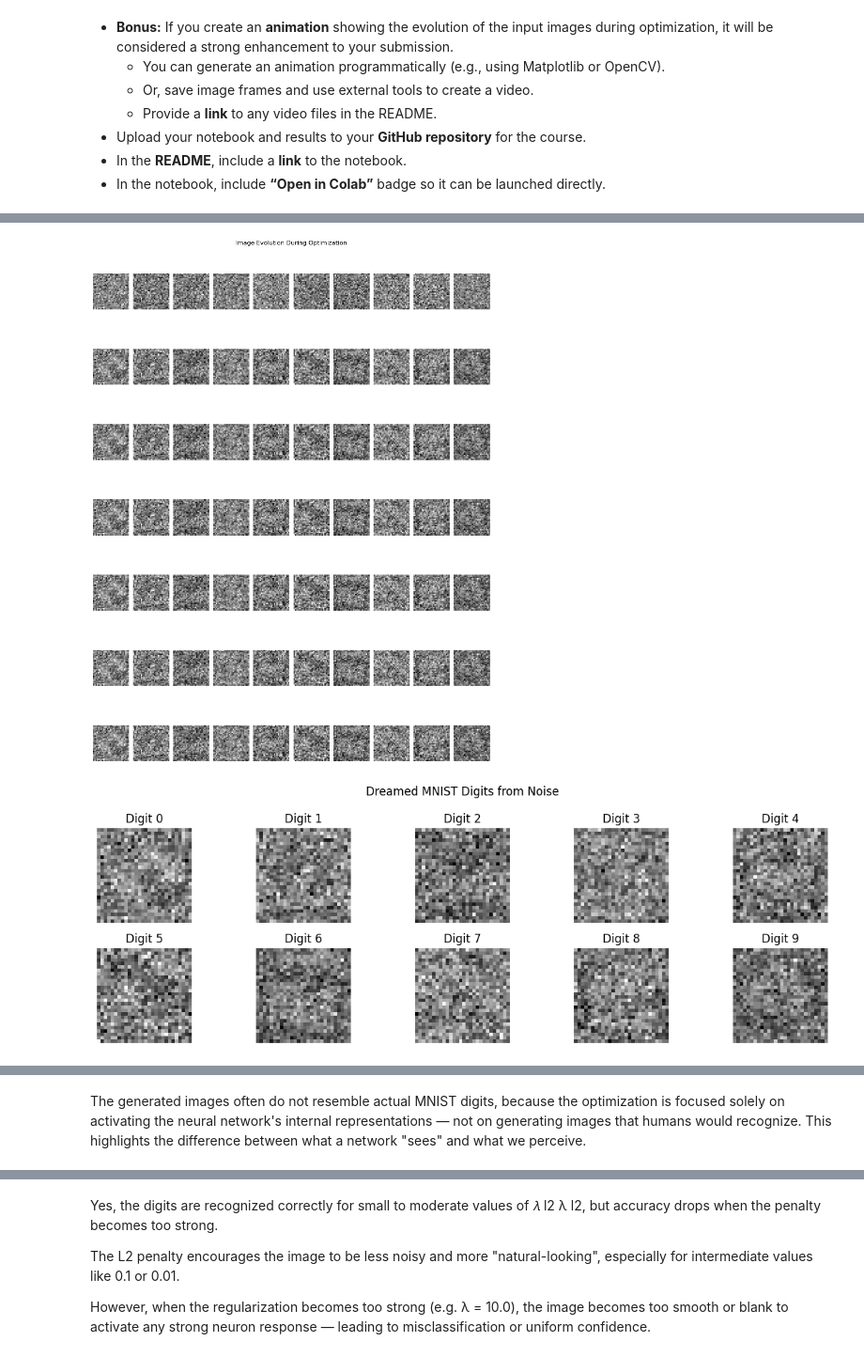
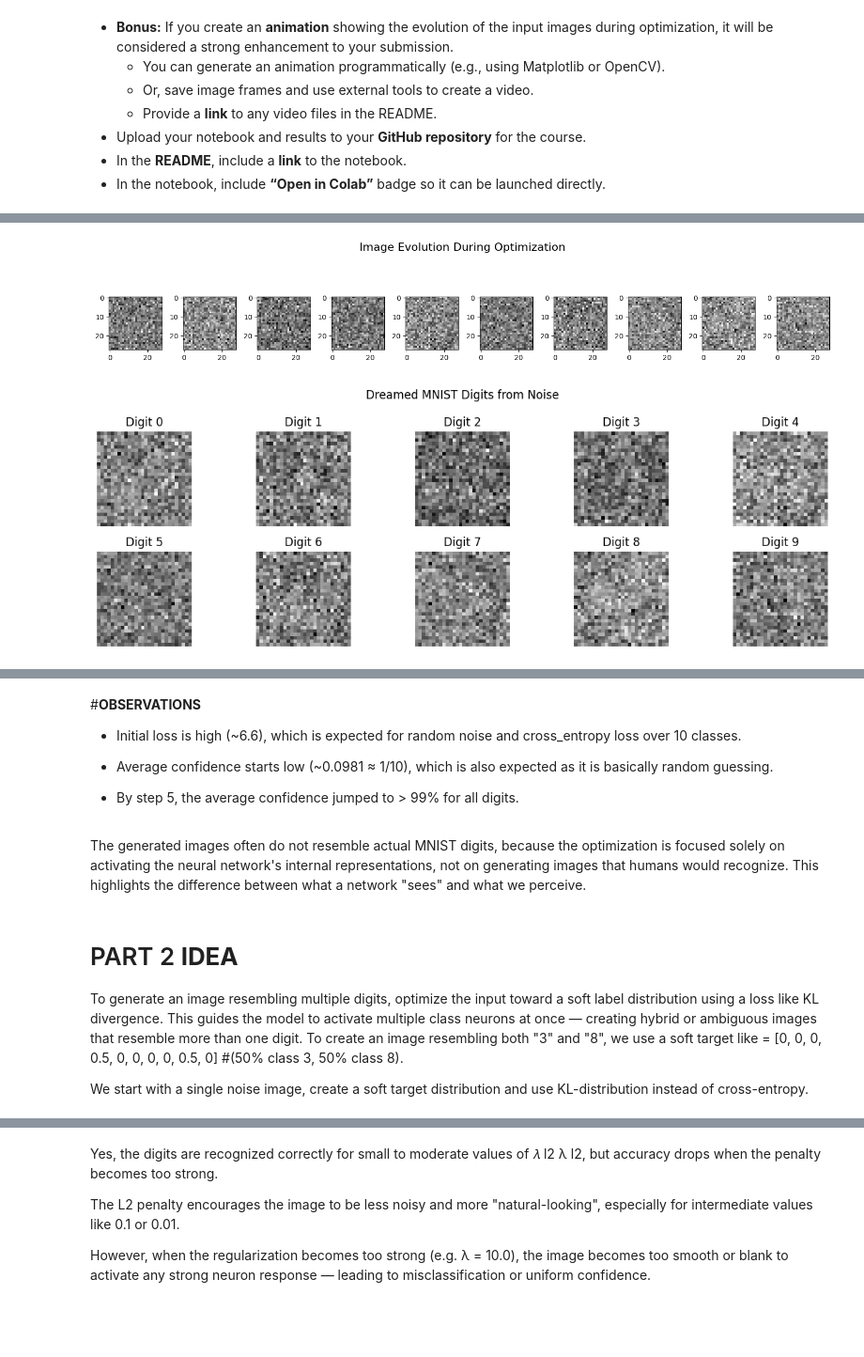
Before and after one commit to glorivaas/Machine_Learning25, a Jupyter notebook: Lab9.ipynb, the cells around one changed output, grey strips where cells are left out. Shown at 94% size. Cells and saved outputs as stored; diff of their text form; code cells hidden in the pictures; blank space fills up the shorter version.

```diff
--- a/Lab9.ipynb
+++ b/Lab9.ipynb
@@ -450,86 +451,54 @@ During this class we designed and trained a **MNIST classification neural networ
 import torch
 import torch.nn.functional as F
 import matplotlib.pyplot as plt
+import numpy as np
 
-# 1. Initialize a batch of 10 random noise images
 dream_images = torch.randn(10, 1, 28, 28, device=device, requires_grad=True)
-
-# 2. Define target labels 0–9
 target_labels = torch.arange(10, device=device)
 
-# 3. Use trained network in eval mode
 net.eval()
-
-# 4. Create optimizer that modifies dream_images
 optimizer = torch.optim.Adam([dream_images], lr=0.1)
 
-# 5. Track progress
 loss_history = []
 confidence_history = []
+snapshots = []
 
-# 6. Training loop
-for step in range(300):  # or until confidence is high
+for step in range(300):
     optimizer.zero_grad()
-    snapshots = []
 
-    for step in range(300):
-        optimizer.zero_grad()
-        logits = net(dream_images)
-        loss = F.cross_entropy(logits, target_labels)
-
-        probs = F.softmax(logits, dim=1)
-        correct_conf = probs[torch.arange(10), target_labels].detach().cpu()
-
-        loss_history.append(loss.item())
-        confidence_history.append(correct_conf.mean().item())
-
-        loss.backward()
-        optimizer.step()
-
-      # Save snapshots every 50 steps
-        if step % 50 == 0 or step == 299:
-            snapshots.append(dream_images.detach().cpu().clone())
-            print(f"Step {step} | Loss: {loss.item():.4f} | Avg Confidence: {correct_conf.mean():.4f}")
-    # Forward pass
     logits = net(dream_images)
     loss = F.cross_entropy(logits, target_labels)
 
-    # Confidence for correct class (via softmax)
     probs = F.softmax(logits, dim=1)
-    correct_confidences = probs[torch.arange(10), target_labels].detach().cpu()
+    correct_conf = probs[torch.arange(10), target_labels].detach().cpu()
 
-    # Store metrics
     loss_history.append(loss.item())
-    confidence_history.append(correct_confidences.mean().item())
+    confidence_history.append(correct_conf.mean().item())
 
-    # Backward and update
     loss.backward()
     optimizer.step()
 
-    # Print every 50 steps
     if step % 50 == 0 or step == 299:
-        print(f"Step {step:03d} | Loss: {loss.item():.4f} | Avg Confidence: {correct_confidences.mean():.4f}")
+        snapshots.append(dream_images.detach().cpu().clone())
+        print(f"Step {step:03d} | Loss: {loss.item():.4f} | Avg Confidence: {correct_conf.mean():.4f}")
 
-    # Optional early stopping if all images are very confident
-    if (correct_confidences > 0.99).all():
-        print(f"✅ Stopped early at step {step} — all digits confidently recognized.")
+    if (correct_conf > 0.99).all():
+        print(f"Stopped early at step {step} — all digits confidently recognized.")
         break
 
-# Plot image evolution for each digit over time
 fig, axes = plt.subplots(len(snapshots), 10, figsize=(15, 3 * len(snapshots)))
+axes = np.atleast_2d(axes)
 
 for row, snap in enumerate(snapshots):
-    for col in range(10):
-        axes[row, col].imshow(snap[col].squeeze(), cmap='gray')
-        if col == 0:
-            axes[row, col].set_ylabel(f"Step {row * 50}", fontsize=10)
-        axes[row, col].axis('off')
+  for col in range(10):
+    image = snap[col]
+    image = image.squeeze().numpy()
+    axes[row, col].imshow(image, cmap='gray')
 
 plt.suptitle("Image Evolution During Optimization", fontsize=16)
 plt.tight_layout()
 plt.show()
 
-# 7. Visualize final "dreamed" images
 final_images = dream_images.detach().cpu().squeeze()
 
 plt.figure(figsize=(12, 4))
@@ -542,7 +511,6 @@ plt.suptitle("Dreamed MNIST Digits from Noise")
 plt.tight_layout()
 plt.show()
 
-# 8. Plot training progress
 plt.figure(figsize=(10, 4))
 plt.plot(loss_history, label="Cross-Entropy Loss")
 plt.plot(confidence_history, label="Avg Target Confidence")
@@ -565,2 +526,2 @@ Step 299 | Loss: 0.0000 | Avg Confidence: 1.0000
-[figure, old version]
+[figure, new version]
-[figure, old version]
+[figure, new version]
@@ -568,5 +529,17 @@ Step 299 | Loss: 0.0000 | Avg Confidence: 1.0000
+# %% [markdown]
+#**OBSERVATIONS**
+- Initial loss is high (~6.6), which is expected for random noise and cross_entropy loss over 10 classes.
+
+- Average confidence starts low (~0.0981 ≈ 1/10), which is also expected as it is basically random guessing.
+
+- By step 5, the average confidence jumped to > 99% for all digits.
 # %% [markdown]
-The generated images often do not resemble actual MNIST digits, because the optimization is focused solely on activating the neural network's internal representations — not on generating images that humans would recognize. This highlights the difference between what a network "sees" and what we perceive.
+The generated images often do not resemble actual MNIST digits, because the optimization is focused solely on activating the neural network's internal representations, not on generating images that humans would recognize. This highlights the difference between what a network "sees" and what we perceive.
+# %% [markdown]
+# PART 2 **IDEA**
+To generate an image resembling multiple digits, optimize the input toward a soft label distribution using a loss like KL divergence. This guides the model to activate multiple class neurons at once — creating hybrid or ambiguous images that resemble more than one digit. To create an image resembling both "3" and "8", we use a soft target like = [0, 0, 0, 0.5, 0, 0, 0, 0, 0.5, 0] #(50% class 3, 50% class 8).
+
+We start with a single noise image, create a soft target distribution and use KL-distribution instead of cross-entropy.
 # %%
 # Part 2
 import torch
```
Also changed, not shown: parts of 9 cells of this notebook.
